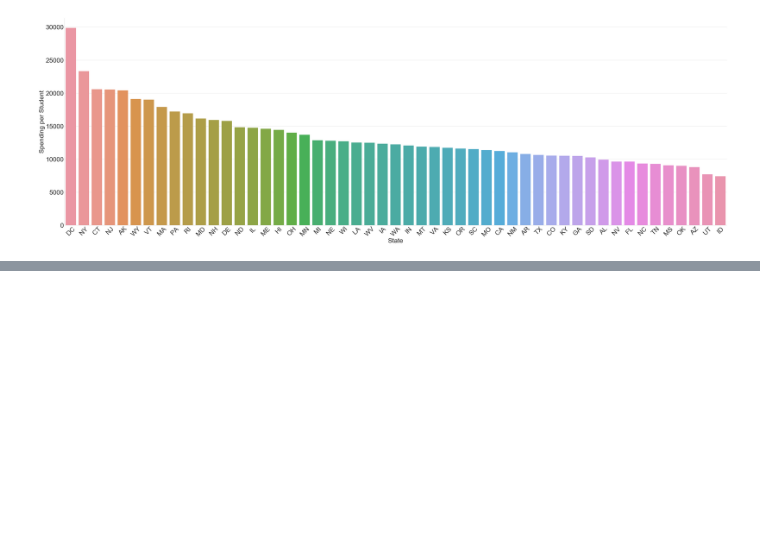
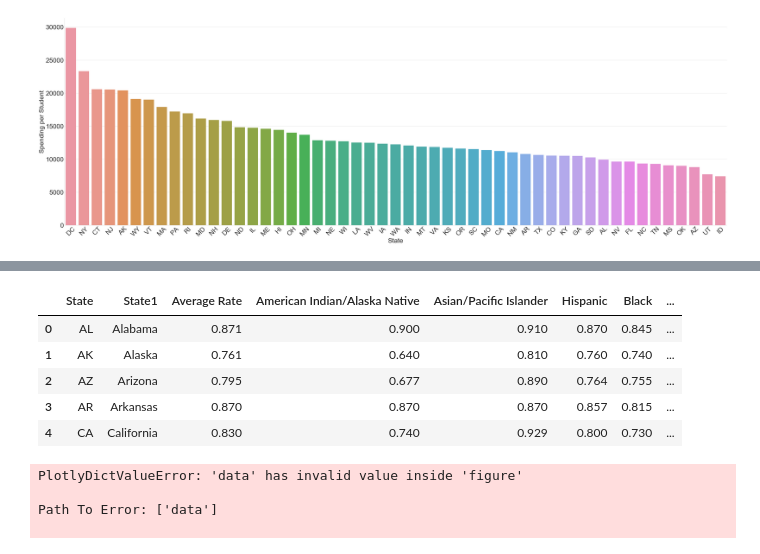
Before and after one commit to jelizalo/project-one, a Jupyter notebook: Education Project.ipynb, the cells around one changed output, grey strips where cells are left out. Drawn from its saved outputs; the diff is of its cells as text; code cells hidden in the pictures; blank space fills up the shorter version.

```diff
--- a/Education Project.ipynb
+++ b/Education Project.ipynb
@@ -141,0 +139,56 @@ py.iplot(map)
+# %%
+grad_rates = os.path.join('Resources','gradrates.csv')
+grad_df = pd.read_csv(grad_rates)
+grad_df.head()
+# %% [output]
+|  | State | State1 | Average Rate | American Indian/Alaska Native | Asian/Pacific Islander | Hispanic | Black | ... |
+| 0 | AL | Alabama | 0.871 | 0.900 | 0.910 | 0.870 | 0.845 | ... |
+| 1 | AK | Alaska | 0.761 | 0.640 | 0.810 | 0.760 | 0.740 | ... |
+| 2 | AZ | Arizona | 0.795 | 0.677 | 0.890 | 0.764 | 0.755 | ... |
+| 3 | AR | Arkansas | 0.870 | 0.870 | 0.870 | 0.857 | 0.815 | ... |
+| 4 | CA | California | 0.830 | 0.740 | 0.929 | 0.800 | 0.730 | ... |
+# %%
+for col in grad_df.columns:
+    grad_df[col] = grad_df[col].astype(str)
+
+scl = [[0.0, 'rgb(242,240,247)'],[0.2, 'rgb(218,218,235)'],[0.4, 'rgb(188,189,220)'],
+            [0.6, 'rgb(158,154,200)'],[0.8, 'rgb(117,107,177)'],[1.0, 'rgb(84,39,143)']]
+
+grad_df['State1'] = grad_df['State1'] + '<br>' +\
+    'Average Rate: '+grad_df['Average Rate']+\
+    'Average American Indian/Alaska Native Rate: '+grad_df['American Indian/Alaska Native']+\
+    'Average Asian/Pacific Islander Rate: '+grad_df['Asian/Pacific Islander']+\
+    'Average Hispanic Rate: '+grad_df['Hispanic']+\
+    'Average Black Rate: '+grad_df['Black']+\
+    'Average White Rate: '+grad_df['White']
+data = [ dict(
+        type='choropleth',
+        colorscale = scl,
+        autocolorscale = False,
+        locations = grad_df['State1'],
+        z = grad_df['Average Rate'].astype(float),
+        locationmode = 'USA-states',
+        text = grad_df['State1'],
+        marker = dict(
+            line = dict (
+                color = 'rgb(255,255,255)',
+                width = 2
+            ) ),
+        colorbar = dict(
+            title = "Average Graduation Rates")
+        ) ]
+layout = dict(
+        title = 'Average Graduation Rates per State<br>(Hover for breakdown for each rate)',
+        geo = dict(
+            scope='usa',
+            projection=dict( type='albers usa' ),
+            showlakes = True,
+            lakecolor = 'rgb(255, 255, 255)'),
+             )
+map=go.Figure(data=grad_df, layout=layout)
+py.iplot(map)
+# %% [output]
+PlotlyDictValueError: 'data' has invalid value inside 'figure'
+
+Path To Error: ['data']
+
```
Also changed, not shown: parts of 7 cells of this notebook, 4 other files.
